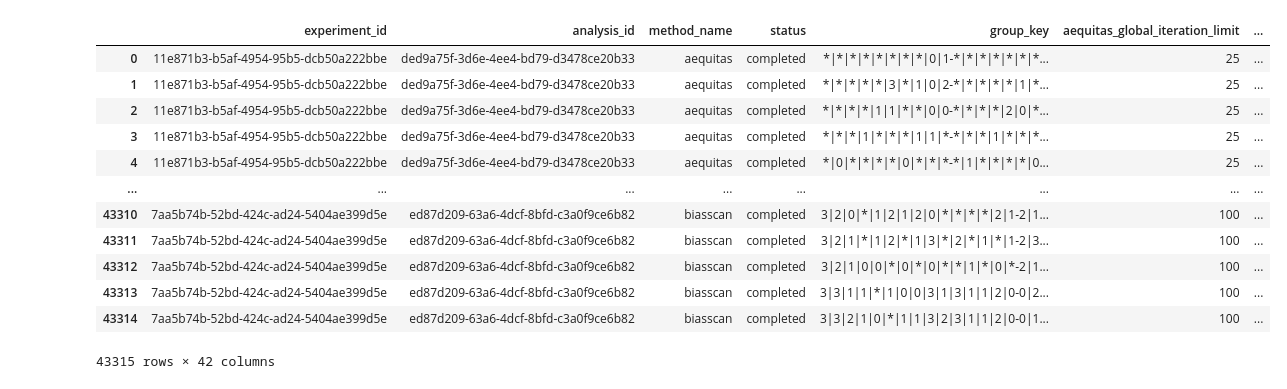
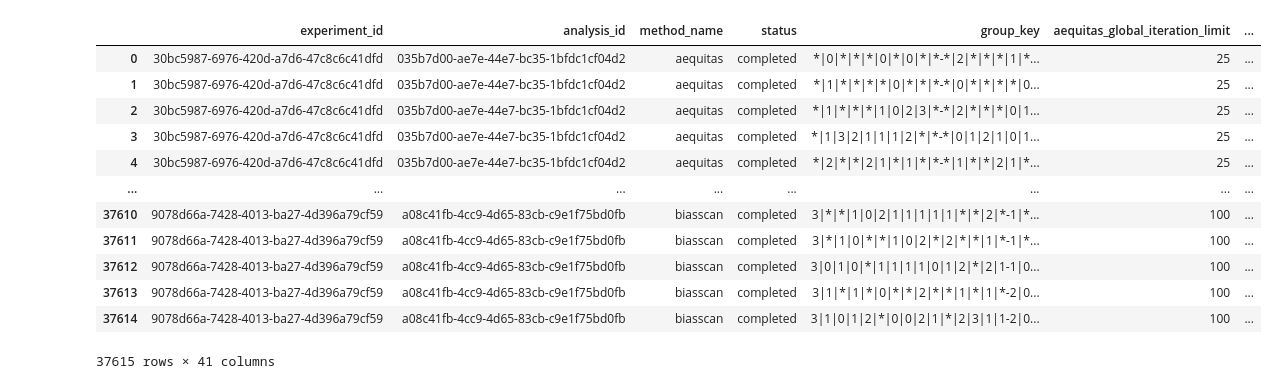
Before and after one commit to Vaunorage/ClearBias, a Jupyter notebook: experiments/analyse_exp4_cate.ipynb, the cells around one changed output. Cells and saved outputs as stored; diff of their text form; code cells hidden in the pictures.

Commit message:
new experiment analysis

```diff
--- a/experiments/analyse_exp4_cate.ipynb
+++ b/experiments/analyse_exp4_cate.ipynb
@@ -7,7 +7,7 @@ import pandas as pd
 from data_generator.main import DiscriminationData
 from path import HERE
 
-DB_PATH = HERE.joinpath('experiments/discrimination_detection_results6.db')
+DB_PATH = HERE.joinpath('experiments/discrimination_detection_results8.db')
 conn = create_engine(f'sqlite:///{DB_PATH}')
 query = """
 with s1 as (SELECT ex.experiment_id,
@@ -41,53 +41,53 @@ with s1 as (SELECT ex.experiment_id,
                    json_extract(ex.config, '$.nb_groups')                       as nb_groups,
                    json_extract(ex.config, '$.prop_protected_attr')             as prop_protected_attr,
 
-                   CAST(er.calculated_aleatoric AS float)                       AS calculated_aleatoric,
-                   CAST(er.calculated_epistemic AS float)                       AS calculated_epistemic,
+                   CAST(er.calculated_aleatoric_group AS float)                       AS calculated_aleatoric,
+                   CAST(er.calculated_epistemic_group AS float)                       AS calculated_epistemic,
 
                    CAST(er.calculated_granularity AS float)                     AS calculated_granularity,
                    CAST(er.calculated_group_size AS float)                      AS calculated_group_size,
                    CAST(er.calculated_intersectionality AS float)               AS calculated_intersectionality,
                    CAST(er.calculated_magnitude AS float)                       AS calculated_magnitude,
                    CAST(er.calculated_similarity AS float)                      AS calculated_similarity,
                    CAST(er.calculated_subgroup_ratio AS float)                  AS calculated_subgroup_ratio,
-                   CAST(er.calculated_uncertainty AS float)                     AS calculated_uncertainty,
+                   CAST(er.calculated_uncertainty_group AS float)                     AS calculated_uncertainty,
 
                    CAST(er.synthetic_group_size AS integer)                     AS synthetic_group_size,
                    CAST(er.nb_unique_indv AS integer)                           AS nb_unique_indv,
 
                    CAST(er.num_exact_couple_matches AS integer)                 AS num_exact_couple_matches,
                    CAST(er.num_new_group_couples AS integer)                    AS num_new_group_couples,
                    num_new_group_couples / CAST(nb_unique_indv AS FLOAT)        as prop_of_new_individuals_found,
                    num_exact_couple_matches / CAST(nb_unique_indv AS FLOAT)   as prop_of_orig_individuals_found
 
 
             FROM experiments ex
                      join main.analysis_metadata am on ex.experiment_id = am.experiment_id
                      left join main.evaluated_results er on am.analysis_id = er.analysis_id
             WHERE status = 'completed')
 SELECT *
 FROM s1
 -- ORDER BY prop_of_new_individuals_found DESC
 """
 
 df = pd.read_sql_query(query, conn)
 df = df.loc[:, ~df.T.duplicated()]
 df = df[(~df['prop_of_new_individuals_found'].isna())&(~df['prop_of_orig_individuals_found'].isna())]
 df
 # %% [output]
 |  | experiment_id | analysis_id | method_name | status | group_key | aequitas_global_iteration_limit | ... |
-| 0 | 11e871b3-b5af-4954-95b5-dcb50a222bbe | ded9a75f-3d6e-4ee4-bd79-d3478ce20b33 | aequitas | completed | *|*|*|*|*|*|*|*|0|1-*|*|*|*|*|*|*... | 25 | ... |
-| 1 | 11e871b3-b5af-4954-95b5-dcb50a222bbe | ded9a75f-3d6e-4ee4-bd79-d3478ce20b33 | aequitas | completed | *|*|*|*|*|3|*|1|0|2-*|*|*|*|*|1|*... | 25 | ... |
-| 2 | 11e871b3-b5af-4954-95b5-dcb50a222bbe | ded9a75f-3d6e-4ee4-bd79-d3478ce20b33 | aequitas | completed | *|*|*|*|1|1|*|*|0|0-*|*|*|*|2|0|*... | 25 | ... |
-| 3 | 11e871b3-b5af-4954-95b5-dcb50a222bbe | ded9a75f-3d6e-4ee4-bd79-d3478ce20b33 | aequitas | completed | *|*|*|1|*|*|*|1|1|*-*|*|*|1|*|*|*... | 25 | ... |
-| 4 | 11e871b3-b5af-4954-95b5-dcb50a222bbe | ded9a75f-3d6e-4ee4-bd79-d3478ce20b33 | aequitas | completed | *|0|*|*|*|*|0|*|*|*-*|1|*|*|*|*|0... | 25 | ... |
+| 0 | 30bc5987-6976-420d-a7d6-47c8c6c41dfd | 035b7d00-ae7e-44e7-bc35-1bfdc1cf04d2 | aequitas | completed | *|0|*|*|*|0|*|0|*|*-*|2|*|*|*|1|*... | 25 | ... |
+| 1 | 30bc5987-6976-420d-a7d6-47c8c6c41dfd | 035b7d00-ae7e-44e7-bc35-1bfdc1cf04d2 | aequitas | completed | *|1|*|*|*|*|0|*|*|*-*|0|*|*|*|*|0... | 25 | ... |
+| 2 | 30bc5987-6976-420d-a7d6-47c8c6c41dfd | 035b7d00-ae7e-44e7-bc35-1bfdc1cf04d2 | aequitas | completed | *|1|*|*|*|1|0|2|3|*-*|2|*|*|*|0|1... | 25 | ... |
+| 3 | 30bc5987-6976-420d-a7d6-47c8c6c41dfd | 035b7d00-ae7e-44e7-bc35-1bfdc1cf04d2 | aequitas | completed | *|1|3|2|1|1|1|2|*|*-*|0|1|2|1|0|1... | 25 | ... |
+| 4 | 30bc5987-6976-420d-a7d6-47c8c6c41dfd | 035b7d00-ae7e-44e7-bc35-1bfdc1cf04d2 | aequitas | completed | *|2|*|*|2|1|*|1|*|*-*|1|*|*|2|1|*... | 25 | ... |
 | ... | ... | ... | ... | ... | ... | ... | ... |
-| 43310 | 7aa5b74b-52bd-424c-ad24-5404ae399d5e | ed87d209-63a6-4dcf-8bfd-c3a0f9ce6b82 | biasscan | completed | 3|2|0|*|1|2|1|2|0|*|*|*|*|2|1-2|1... | 100 | ... |
-| 43311 | 7aa5b74b-52bd-424c-ad24-5404ae399d5e | ed87d209-63a6-4dcf-8bfd-c3a0f9ce6b82 | biasscan | completed | 3|2|1|*|1|2|*|1|3|*|2|*|1|*|1-2|3... | 100 | ... |
-| 43312 | 7aa5b74b-52bd-424c-ad24-5404ae399d5e | ed87d209-63a6-4dcf-8bfd-c3a0f9ce6b82 | biasscan | completed | 3|2|1|0|0|*|0|*|0|*|*|1|*|0|*-2|1... | 100 | ... |
-| 43313 | 7aa5b74b-52bd-424c-ad24-5404ae399d5e | ed87d209-63a6-4dcf-8bfd-c3a0f9ce6b82 | biasscan | completed | 3|3|1|1|*|1|0|0|3|1|3|1|1|2|0-0|2... | 100 | ... |
-| 43314 | 7aa5b74b-52bd-424c-ad24-5404ae399d5e | ed87d209-63a6-4dcf-8bfd-c3a0f9ce6b82 | biasscan | completed | 3|3|2|1|0|*|1|1|3|2|3|1|1|2|0-0|1... | 100 | ... |
+| 37610 | 9078d66a-7428-4013-ba27-4d396a79cf59 | a08c41fb-4cc9-4d65-83cb-c9e1f75bd0fb | biasscan | completed | 3|*|*|1|0|2|1|1|1|1|1|*|*|2|*-1|*... | 100 | ... |
+| 37611 | 9078d66a-7428-4013-ba27-4d396a79cf59 | a08c41fb-4cc9-4d65-83cb-c9e1f75bd0fb | biasscan | completed | 3|*|1|0|*|*|1|0|2|*|2|*|*|1|*-1|*... | 100 | ... |
+| 37612 | 9078d66a-7428-4013-ba27-4d396a79cf59 | a08c41fb-4cc9-4d65-83cb-c9e1f75bd0fb | biasscan | completed | 3|0|1|0|*|1|1|1|1|0|1|2|*|2|1-1|0... | 100 | ... |
+| 37613 | 9078d66a-7428-4013-ba27-4d396a79cf59 | a08c41fb-4cc9-4d65-83cb-c9e1f75bd0fb | biasscan | completed | 3|1|*|1|*|0|*|*|2|*|*|1|*|1|*-2|0... | 100 | ... |
+| 37614 | 9078d66a-7428-4013-ba27-4d396a79cf59 | a08c41fb-4cc9-4d65-83cb-c9e1f75bd0fb | biasscan | completed | 3|1|0|1|2|*|0|0|2|1|*|2|3|1|1-2|0... | 100 | ... |
-43315 rows × 42 columns
+37615 rows × 41 columns
 # %%
 import pandas as pd
 import numpy as np
```
Also changed, not shown: parts of 1 cell of this notebook.
